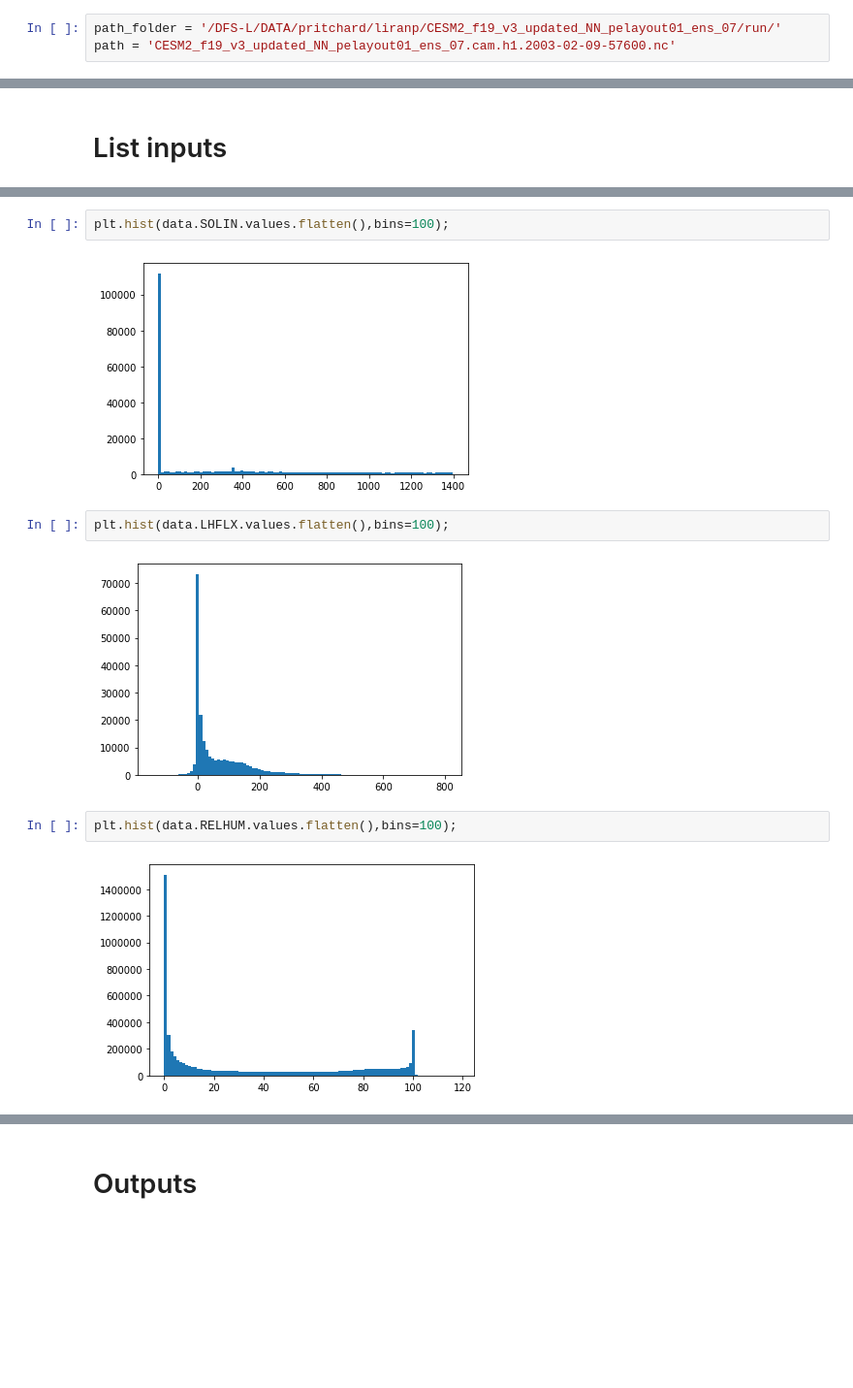
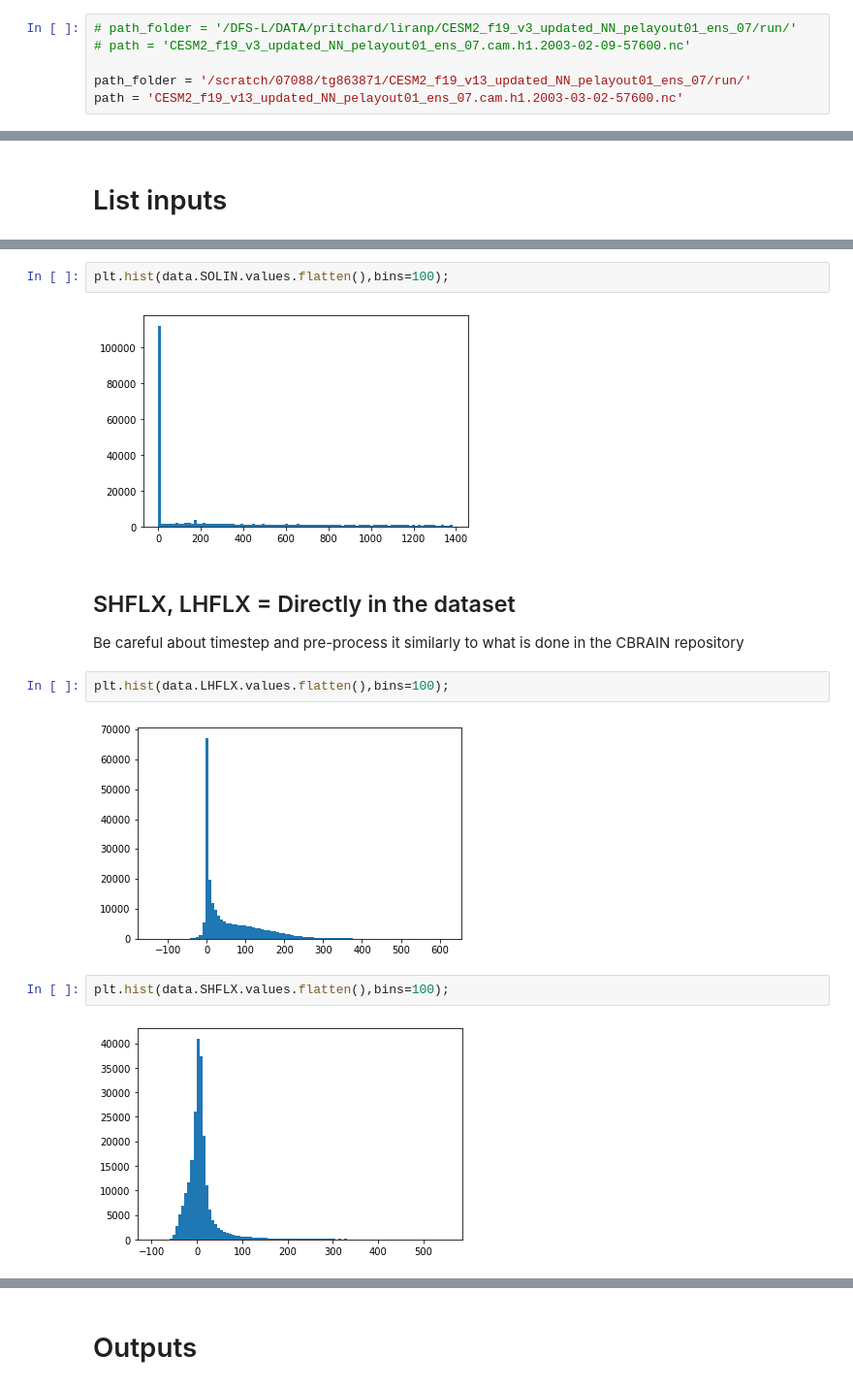
Before and after one commit to BradleyStanleyClamp/CBRAIN-CAM-MLINV, a Jupyter notebook: notebooks/tbeucler_devlog/058_Liran_Runs.ipynb, the cells around one changed output, grey strips where cells are left out. Shown at 97% size. Cells and saved outputs as stored; diff of their text form; blank space fills up the shorter version.

Commit message:
Data analysis of RG simulations from Liran and updating scale_dict for new loss

```diff
--- a/notebooks/tbeucler_devlog/058_Liran_Runs.ipynb
+++ b/notebooks/tbeucler_devlog/058_Liran_Runs.ipynb
@@ -34,6 +36,9 @@ limit_mem()
 # %%
-path_folder = '/DFS-L/DATA/pritchard/liranp/CESM2_f19_v3_updated_NN_pelayout01_ens_07/run/'
-path = 'CESM2_f19_v3_updated_NN_pelayout01_ens_07.cam.h1.2003-02-09-57600.nc'
+# path_folder = '/DFS-L/DATA/pritchard/liranp/CESM2_f19_v3_updated_NN_pelayout01_ens_07/run/'
+# path = 'CESM2_f19_v3_updated_NN_pelayout01_ens_07.cam.h1.2003-02-09-57600.nc'
+
+path_folder = '/scratch/07088/tg863871/CESM2_f19_v13_updated_NN_pelayout01_ens_07/run/'
+path = 'CESM2_f19_v13_updated_NN_pelayout01_ens_07.cam.h1.2003-03-02-57600.nc'
 # %%
 data = xr.open_dataset(path_folder+path)
 # %%
@@ -81,12 +116,15 @@ plt.hist(data.PS.values.flatten(),bins=100);
 # %%
 plt.hist(data.SOLIN.values.flatten(),bins=100);
 # %% [output]
-[figure, old version]
+[figure, new version]
+# %% [markdown]
+## SHFLX, LHFLX = Directly in the dataset
+Be careful about timestep and pre-process it similarly to what is done in the CBRAIN repository
 # %%
 plt.hist(data.LHFLX.values.flatten(),bins=100);
 # %% [output]
-[figure, old version]
+[figure, new version]
 # %%
-plt.hist(data.RELHUM.values.flatten(),bins=100);
+plt.hist(data.SHFLX.values.flatten(),bins=100);
 # %% [output]
-[figure, old version]
+[figure, new version]
```
Also changed, not shown: parts of 119 cells of this notebook, 1 other file.
